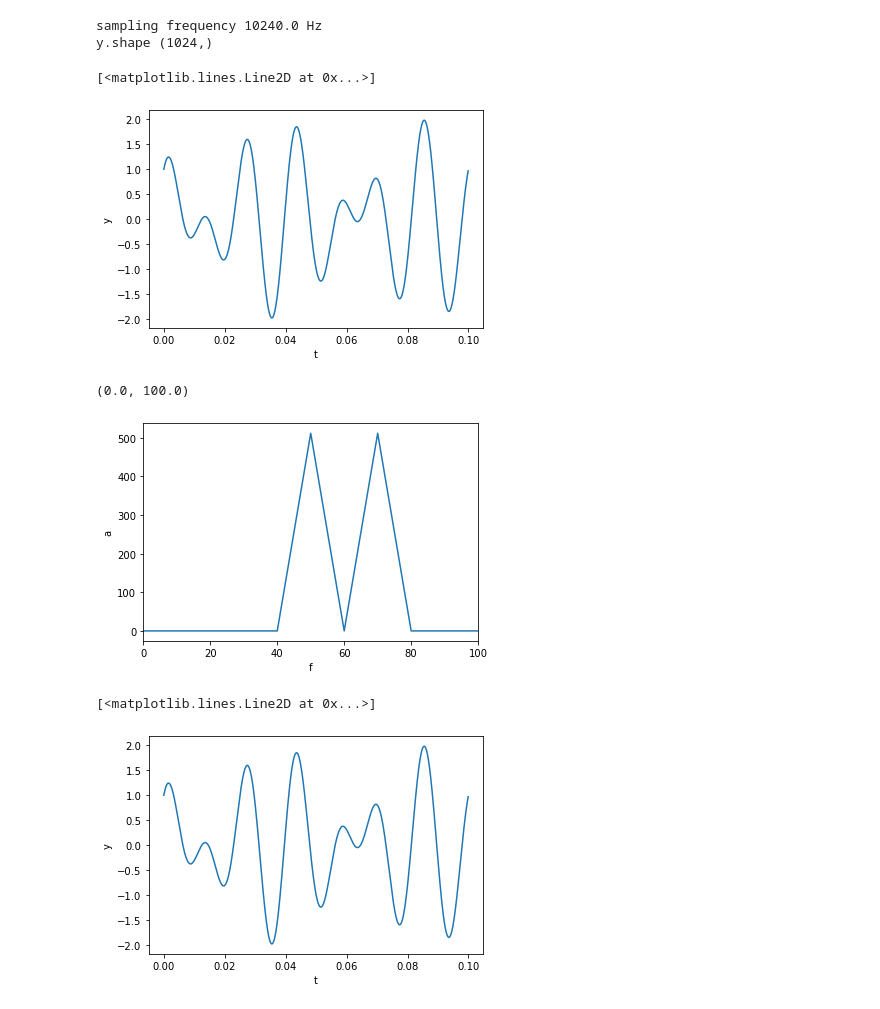
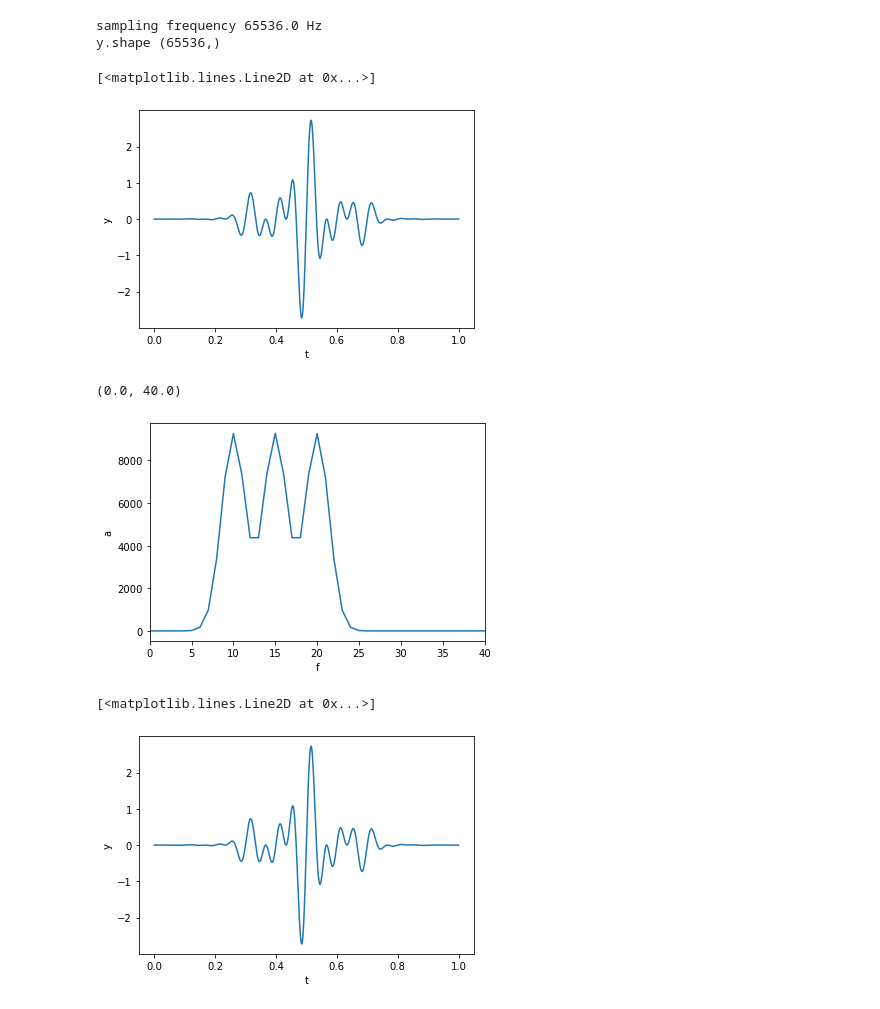
Before and after one commit to PaRaD1SE98/waves, a Jupyter notebook: notebooks/1d_waves.ipynb, the cells around one changed output. Saved outputs shown, nothing was run; the diff lists cells and outputs as text; code cells hidden in the pictures.

```diff
--- a/notebooks/1d_waves.ipynb
+++ b/notebooks/1d_waves.ipynb
@@ -13,19 +13,35 @@ class Wave:
 
     def __call__(self, *args, **kwargs):
         return np.sin(2 * np.pi * self.frequency[0] * self.t) + np.cos(2 * np.pi * self.frequency[1] * self.t)
+
+
+class Pulse:
+    frequency = [1, 10, 15, 20]
+    t_0 = .5
+
+    def __init__(self, t):
+        self.t = t
+
+    def __call__(self, *args, **kwargs):
+        p = np.exp(-(2 * np.pi * self.frequency[0] * (self.t - self.t_0)) ** 2)
+        w = np.sin(2 * np.pi * self.frequency[1] * (self.t - self.t_0))
+        w += np.sin(2 * np.pi * self.frequency[2] * (self.t - self.t_0))
+        w += np.sin(2 * np.pi * self.frequency[3] * (self.t - self.t_0))
+        return p * w
 # %%
-sp = 1024  # sampling size
-t_max = .1
+sp = 2 ** 16  # sampling size
+t_max = 1
 dt = t_max / sp  # sampling interval (s)
 sf = sp / t_max  # sampling frequency (sampling points in 1s)
 print('sampling frequency', sf, 'Hz')
 t = np.arange(0, t_max, dt)
-assert sf > 2 * max(Wave.frequency), 'Nyquist: Make sure sampling frequency > 2 * highest frequency of the signal'
-y = Wave(t)()
+Signal = Pulse
+assert sf > 2 * max(Signal.frequency), 'Nyquist: Make sure sampling frequency > 2 * highest frequency of the signal'
+y = Signal(t)()
 print('y.shape', y.shape)
 # %% [output]
-sampling frequency 10240.0 Hz
-y.shape (1024,)
+sampling frequency 65536.0 Hz
+y.shape (65536,)
 # %%
 fig = plt.figure()
 ax = fig.add_subplot()
@@ -34,25 +50,25 @@ ax.set_ylabel('y')
 ax.plot(t, y)
 # %% [output]
 [<matplotlib.lines.Line2D at 0x...>]
-[figure, old version]
+[figure, new version]
 # %%
 fft_result = np.fft.fft(y)
 abs_fft = np.abs(fft_result)
 # %%
 freq = np.arange(0, sf, sf / sp)
 # T = sp / sf
 # FREQ = n / T
 plt.close()
 fig = plt.figure()
 ax = fig.add_subplot()
 ax.set_xlabel('f')
 ax.set_ylabel('a')
 ax.plot(freq, abs_fft)
 plt.xlim(0, sf / 2)
-plt.xlim(0, 100)
+plt.xlim(0, max(Signal.frequency) * 2)
 # %% [output]
-(0.0, 100.0)
+(0.0, 40.0)
-[figure, old version]
+[figure, new version]
 # %%
 ifft_result = np.fft.ifft(fft_result).real
 # %%
@@ -63,4 +79,4 @@ ax.set_ylabel('y')
 ax.plot(t, ifft_result)
 # %% [output]
 [<matplotlib.lines.Line2D at 0x...>]
-[figure, old version]
+[figure, new version]
```
Also changed, not shown: 1 other file.
